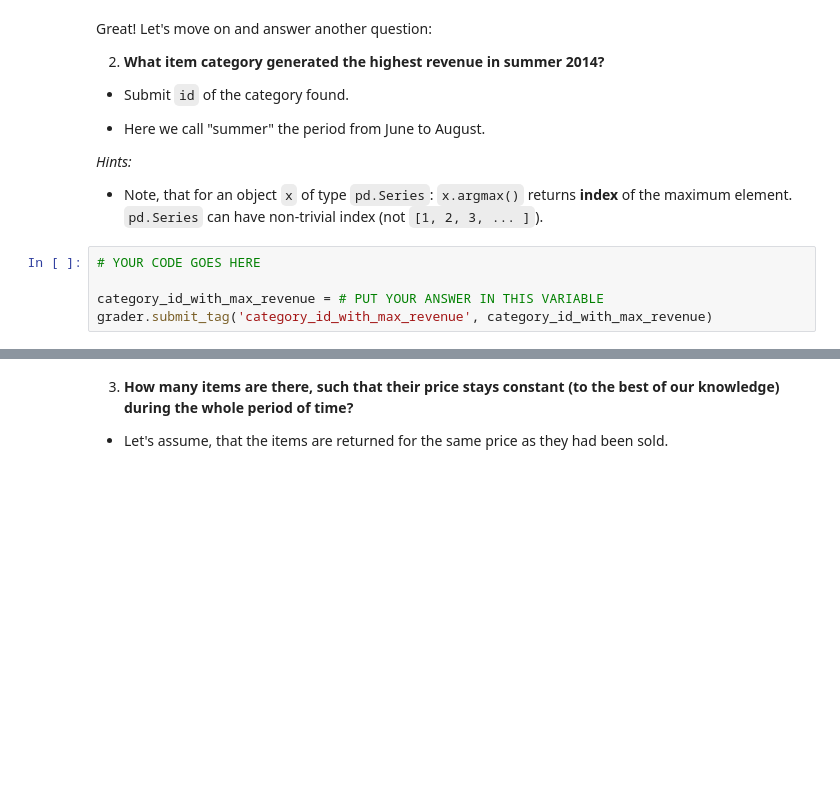
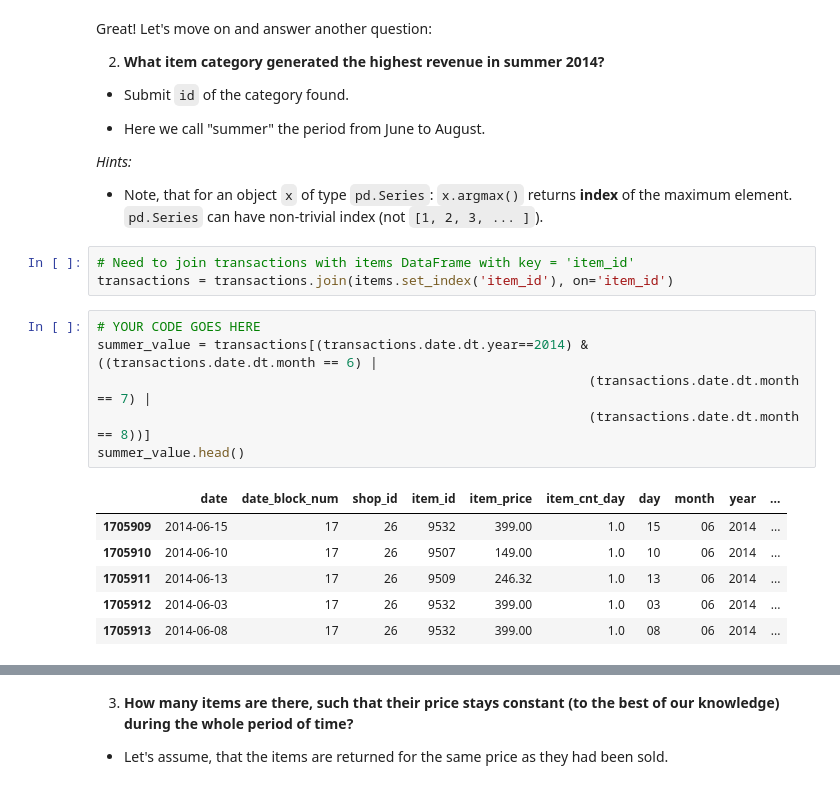
Before and after one commit to hoangHEDSPI/competitive-data-science, a Jupyter notebook: Programming assignment, week 1: Pandas basics/PandasBasics.ipynb, the cells around one changed output, grey strips where cells are left out. Cells and saved outputs as stored; diff of their text form; blank space fills up the shorter version.

```diff
--- a/Programming assignment, week 1: Pandas basics/PandasBasics.ipynb
+++ b/Programming assignment, week 1: Pandas basics/PandasBasics.ipynb
@@ -155,8 +155,19 @@ Great! Let's move on and answer another question:
 *Hints:*
 
 * Note, that for an object `x` of type `pd.Series`: `x.argmax()` returns **index** of the maximum element. `pd.Series` can have non-trivial index (not `[1, 2, 3, ... ]`).
-# %%
-# YOUR CODE GOES HERE
-
-category_id_with_max_revenue = # PUT YOUR ANSWER IN THIS VARIABLE
-grader.submit_tag('category_id_with_max_revenue', category_id_with_max_revenue)
+# %%
+# Need to join transactions with items DataFrame with key = 'item_id'
+transactions = transactions.join(items.set_index('item_id'), on='item_id')
+# %%
+# YOUR CODE GOES HERE
+summer_value = transactions[(transactions.date.dt.year==2014) & ((transactions.date.dt.month == 6) |
+                                                               (transactions.date.dt.month == 7) |
+                                                               (transactions.date.dt.month == 8))]
+summer_value.head()
+# %% [output]
+|  | date | date_block_num | shop_id | item_id | item_price | item_cnt_day | day | month | year | ... |
+| 1705909 | 2014-06-15 | 17 | 26 | 9532 | 399.00 | 1.0 | 15 | 06 | 2014 | ... |
+| 1705910 | 2014-06-10 | 17 | 26 | 9507 | 149.00 | 1.0 | 10 | 06 | 2014 | ... |
+| 1705911 | 2014-06-13 | 17 | 26 | 9509 | 246.32 | 1.0 | 13 | 06 | 2014 | ... |
+| 1705912 | 2014-06-03 | 17 | 26 | 9532 | 399.00 | 1.0 | 03 | 06 | 2014 | ... |
+| 1705913 | 2014-06-08 | 17 | 26 | 9532 | 399.00 | 1.0 | 08 | 06 | 2014 | ... |
```
Also changed, not shown: parts of 3 cells of this notebook.
